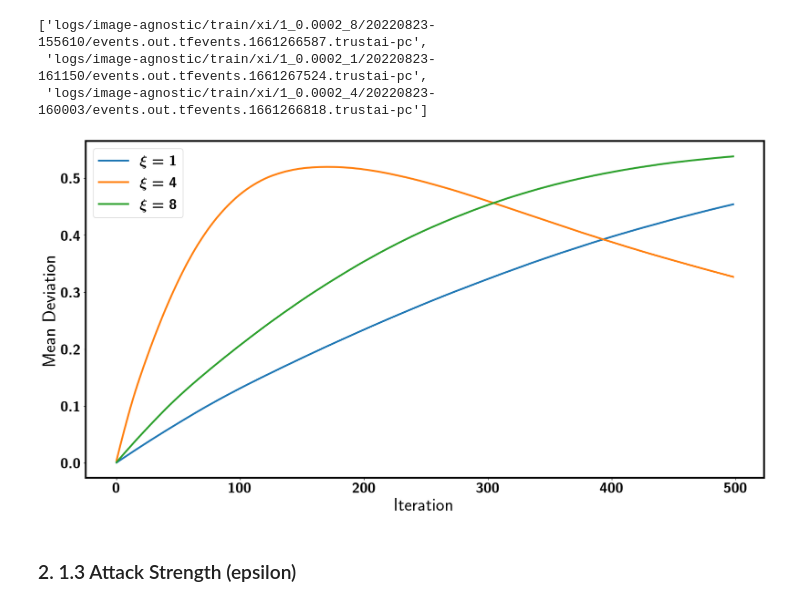
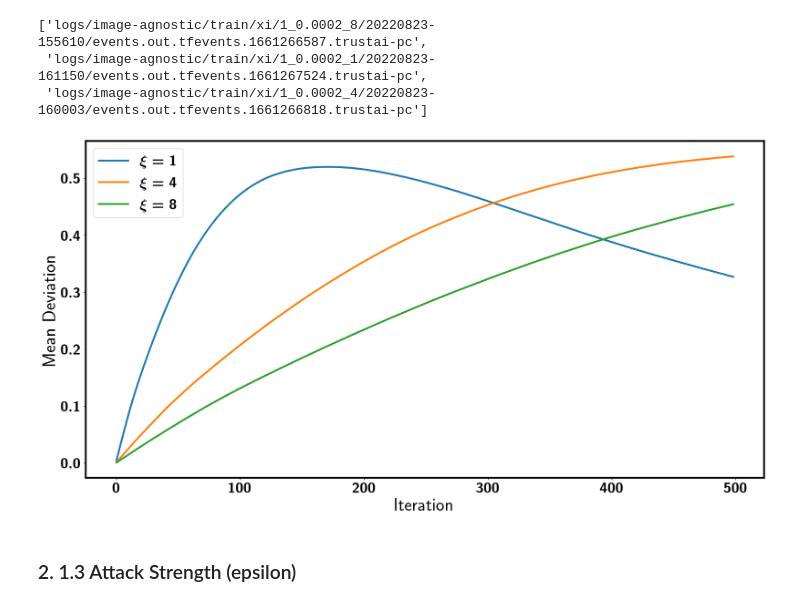
Before and after one commit to wuhanstudio/adversarial-driving, a Jupyter notebook: model/notebooks/adversarial-driving-ICRA.ipynb, the cells around one changed output. Drawn from its saved outputs; the diff is of its cells as text; code cells hidden in the pictures.

```diff
--- a/model/notebooks/adversarial-driving-ICRA.ipynb
+++ b/model/notebooks/adversarial-driving-ICRA.ipynb
@@ -315,36 +315,36 @@ MAX_DATA = -1
 # %%
 parameters = {'axes.labelsize': 30,
               'axes.linewidth': 3,
               'figure.figsize': (10, 10),
               'font.size': 24,
               'text.latex.preamble': r'\usepackage{sfmath} \boldmath',
               'text.usetex': True,
               'font.weight' : 'bold'}
 
 plt.rcParams.update(parameters)
 
 f, (ax1) = plt.subplots(nrows = 1, ncols = 1)
 
 f.set_figheight(10)
 f.set_figwidth(20)
 
 # plt.subplot(1, 2, 1)
 
 ax1.set_xlabel('Iteration')
 
 ax1.set_ylabel('Mean Deviation')
 
-ax1.plot(image_agnostic_xi_y_mean[0][:MAX_DATA], label=r'$\xi=1$', linewidth=3)
+ax1.plot(image_agnostic_xi_y_mean[1][:MAX_DATA], label=r'$\xi=1$', linewidth=3)
 
-ax1.plot(image_agnostic_xi_y_mean[1][:MAX_DATA], label=r'$\xi=4$', linewidth=3)
+ax1.plot(image_agnostic_xi_y_mean[2][:MAX_DATA], label=r'$\xi=4$', linewidth=3)
 
-ax1.plot(image_agnostic_xi_y_mean[2][:MAX_DATA], label=r'$\xi=8$', linewidth=3)
+ax1.plot(image_agnostic_xi_y_mean[0][:MAX_DATA], label=r'$\xi=8$', linewidth=3)
 
 ax1.legend(loc="upper left")
 
 plt.show()
 # %% [output]
-[figure, old version]
+[figure, new version]
 # %%
 f.savefig("xi", bbox_inches='tight', pad_inches=0.5)
 # %% [markdown]
```
Also changed, not shown: parts of 2 cells of this notebook, 3 other files.
